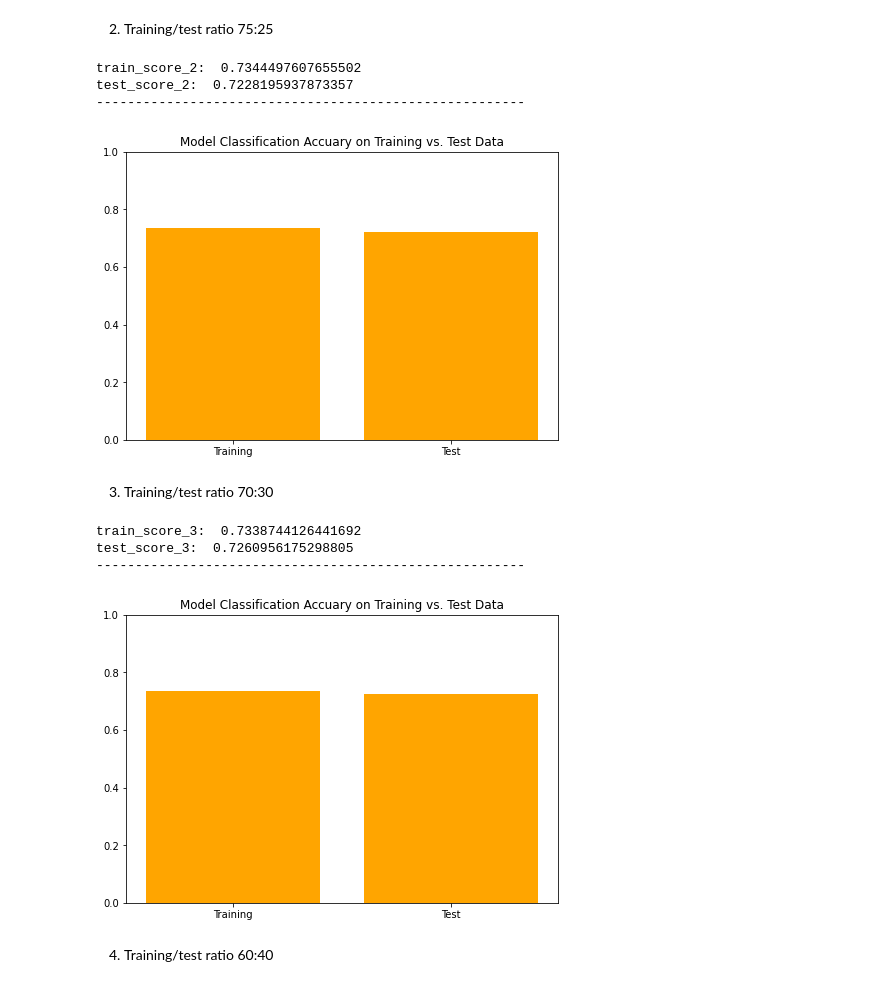
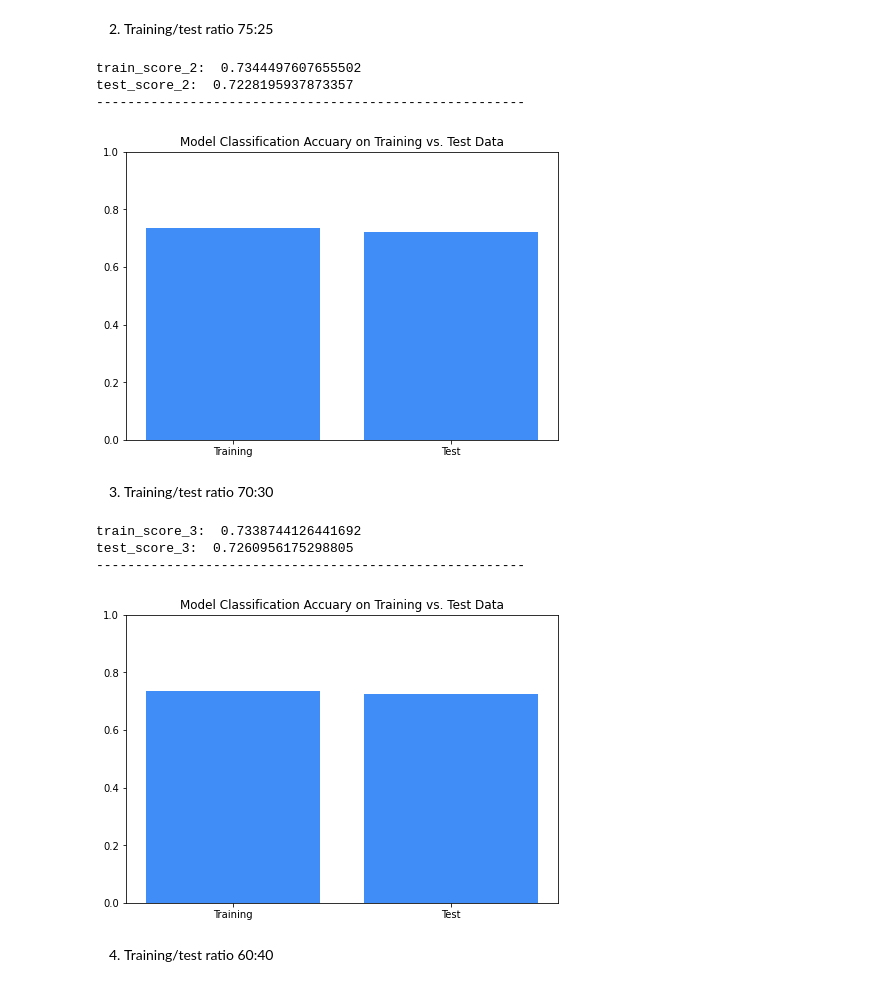
Before and after one commit to sg758253/IDS, a Jupyter notebook: HW5/Problem2_p.ipynb, the cells around one changed output. Saved outputs shown, nothing was run; the diff lists cells and outputs as text; code cells hidden in the pictures.

```diff
--- a/HW5/Problem2_p.ipynb
+++ b/HW5/Problem2_p.ipynb
@@ -208,44 +299,44 @@ print('-------------------------------------------------------')
 fig = plt.figure()
 ax = fig.add_axes([0,0,1,1])
 ax.set_title('Model Classification Accuary on Training vs. Test Data')
-ax.bar(labels, scores, color="orange")
+ax.bar(labels, scores, color="#408df8")
 ax.set_ylim(0, 1)
 plt.show()
 # %% [output]
 train_score_2:  0.7344497607655502
 test_score_2:  0.7228195937873357
 -------------------------------------------------------
-[figure, old version]
+[figure, new version]
 # %% [markdown]
 3. Training/test ratio 70:30
 # %%
 # In order to have the same proportion of 0 and 1 classes in a dataset to train, use 'stratify'
 X_train, X_test, y_train, y_test = train_test_split(X, y, random_state=42, shuffle=True, test_size=0.30, stratify=y)
 
 # Train the model
 NBmodel.fit(X_train, y_train)
 
 # Calculate model accuracy on both training and test data
 labels = ["Training", "Test"]
 train_score_3 = NBmodel.score(X_train, y_train)
 test_score_3 = NBmodel.score(X_test, y_test)
 scores = [train_score_3 , test_score_3]
 print('train_score_3: ',scores[0])
 print('test_score_3: ',scores[1])
 print('-------------------------------------------------------')
 
 # Plot the accuracy claues
 fig = plt.figure()
 ax = fig.add_axes([0,0,1,1])
 ax.set_title('Model Classification Accuary on Training vs. Test Data')
-ax.bar(labels, scores, color="orange")
+ax.bar(labels, scores, color="#408df8")
 ax.set_ylim(0, 1)
 plt.show()
 # %% [output]
 train_score_3:  0.7338744126441692
 test_score_3:  0.7260956175298805
 -------------------------------------------------------
-[figure, old version]
+[figure, new version]
 # %% [markdown]
 4. Training/test ratio 60:40
 # %%
```
Also changed, not shown: parts of 15 cells of this notebook.
